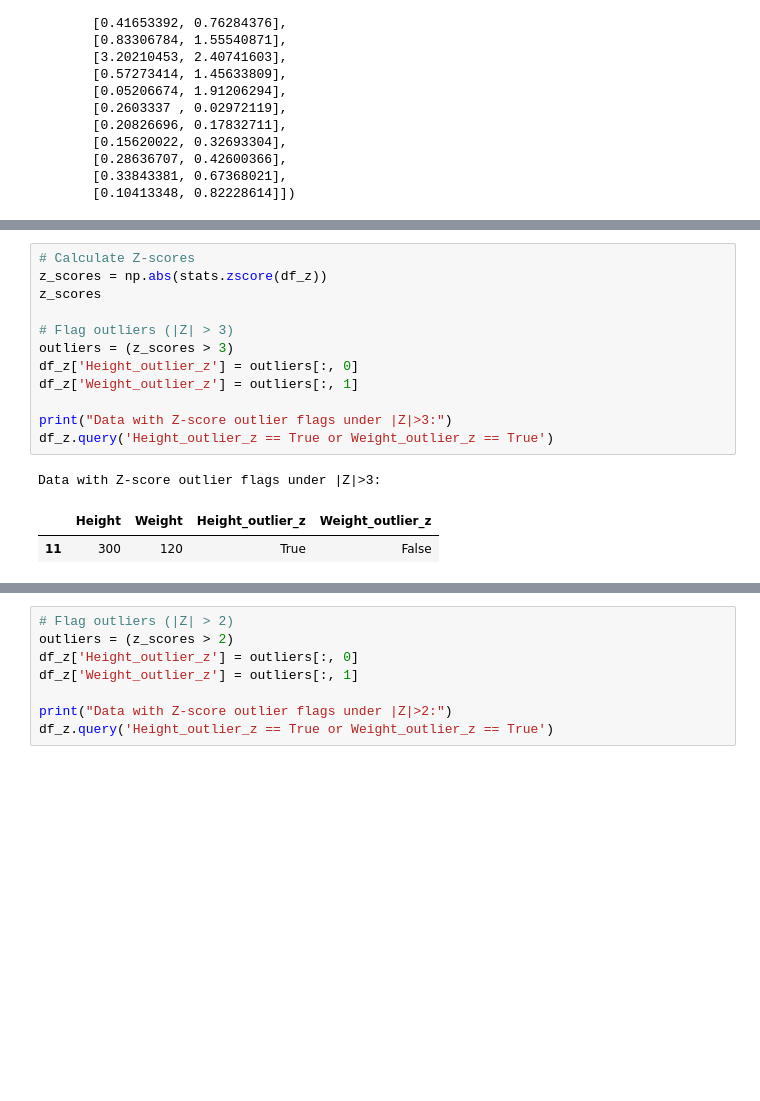
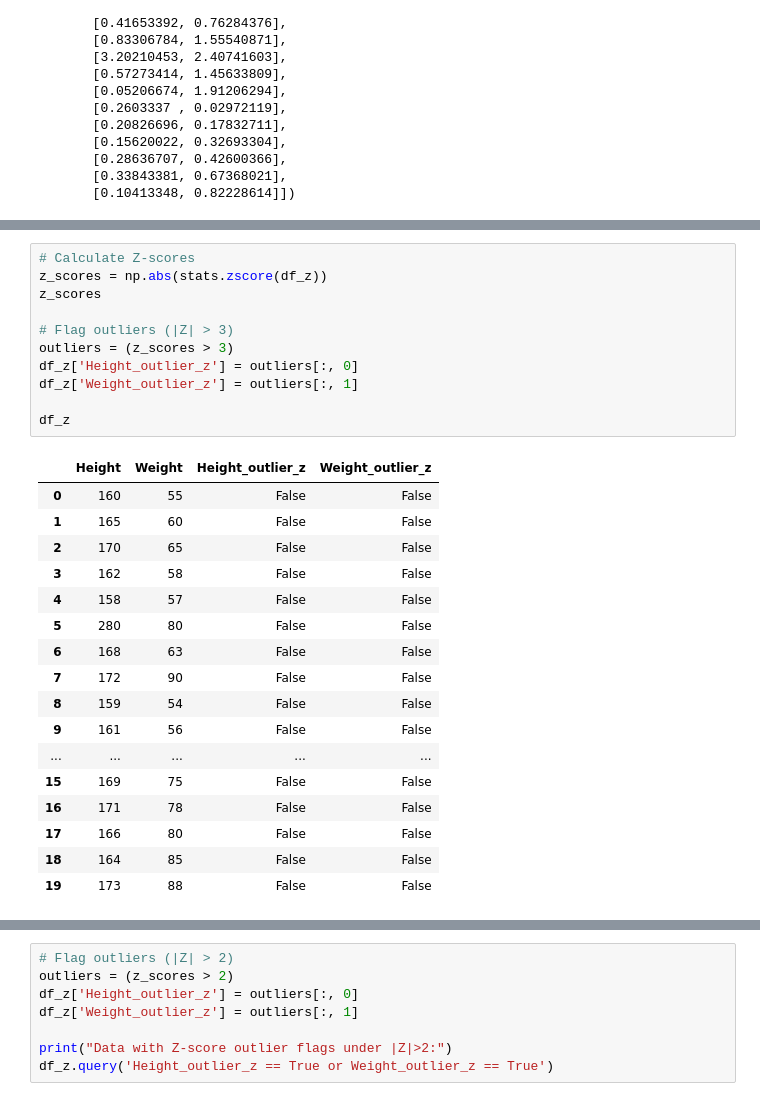
Before and after one commit to susara-ouchi/DA-2013---Scripts, a Jupyter notebook: Week 04/Outlier_Detection.ipynb, the cells around one changed output, grey strips where cells are left out. Saved outputs shown, nothing was run; the diff lists cells and outputs as text; blank space fills up the shorter version.

```diff
--- a/Week 04/Outlier_Detection.ipynb
+++ b/Week 04/Outlier_Detection.ipynb
@@ -127,16 +168,29 @@ array([[0.44256729, 0.81237907],
 # %%
 # Calculate Z-scores
 z_scores = np.abs(stats.zscore(df_z))
 z_scores
 
 # Flag outliers (|Z| > 3)
 outliers = (z_scores > 3)
 df_z['Height_outlier_z'] = outliers[:, 0]
 df_z['Weight_outlier_z'] = outliers[:, 1]
 
-print("Data with Z-score outlier flags under |Z|>3:")
-df_z.query('Height_outlier_z == True or Weight_outlier_z == True')
+df_z
 # %% [output]
-Data with Z-score outlier flags under |Z|>3:
 |  | Height | Weight | Height_outlier_z | Weight_outlier_z |
-| 11 | 300 | 120 | True | False |
+| 0 | 160 | 55 | False | False |
+| 1 | 165 | 60 | False | False |
+| 2 | 170 | 65 | False | False |
+| 3 | 162 | 58 | False | False |
+| 4 | 158 | 57 | False | False |
+| 5 | 280 | 80 | False | False |
+| 6 | 168 | 63 | False | False |
+| 7 | 172 | 90 | False | False |
+| 8 | 159 | 54 | False | False |
+| 9 | 161 | 56 | False | False |
+| ... | ... | ... | ... | ... |
+| 15 | 169 | 75 | False | False |
+| 16 | 171 | 78 | False | False |
+| 17 | 166 | 80 | False | False |
+| 18 | 164 | 85 | False | False |
+| 19 | 173 | 88 | False | False |
```
Also changed, not shown: parts of 18 cells of this notebook, 12 other files.
